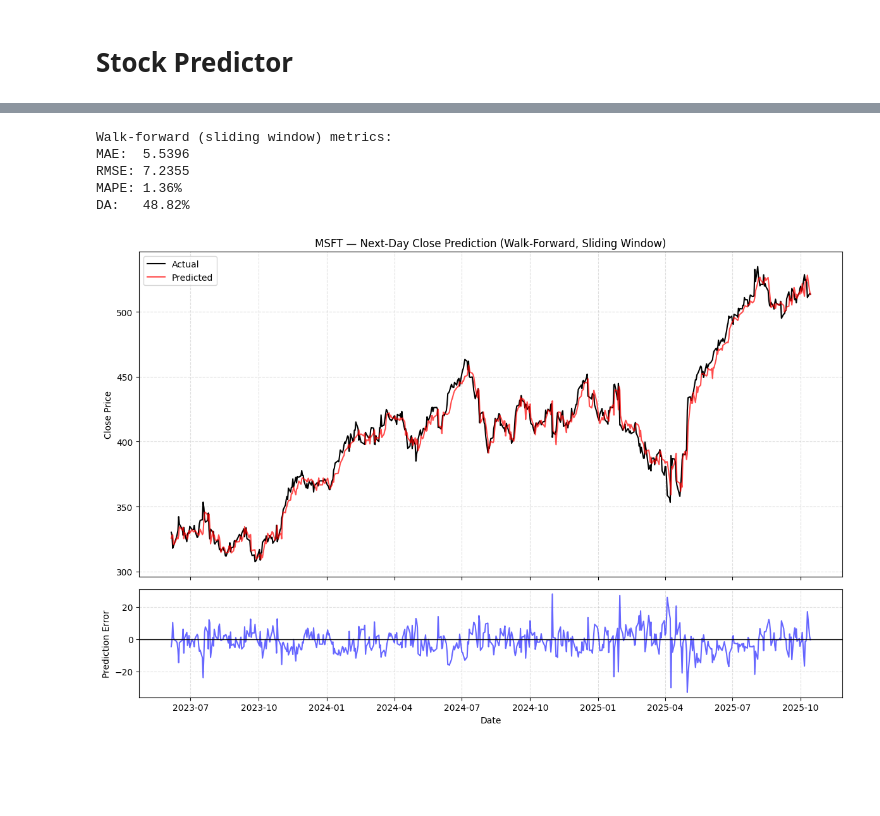
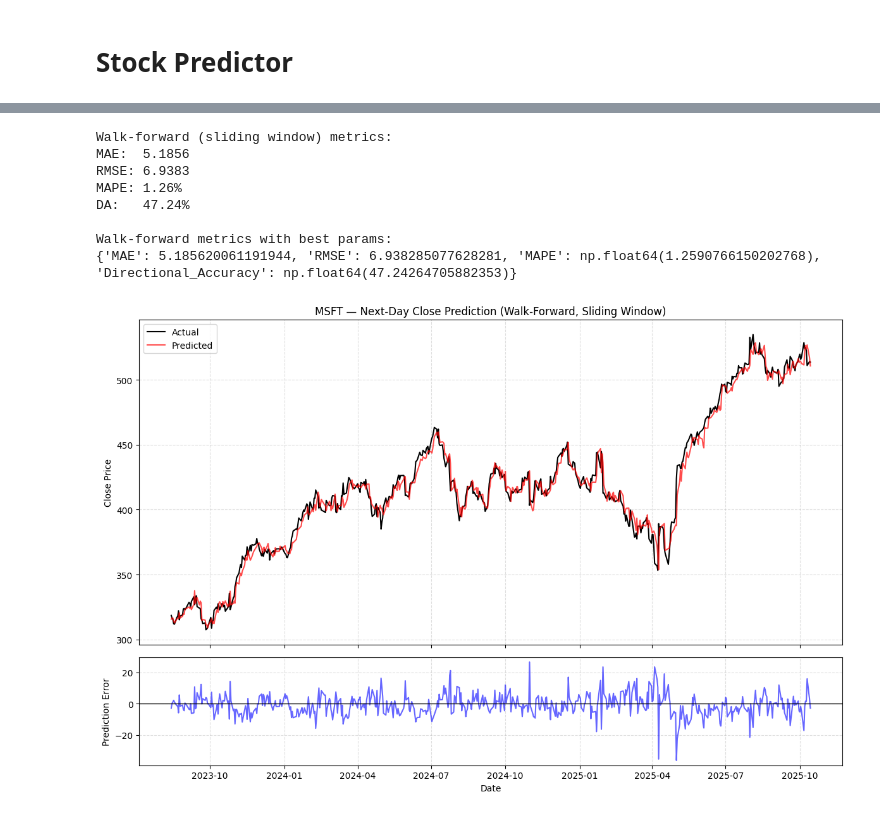
Before and after one commit to ruokokoski/predistocks, a Jupyter notebook: stock_predictor.ipynb, the cells around one changed output, grey strips where cells are left out. Cells and saved outputs as stored; diff of their text form; code cells hidden in the pictures; blank space fills up the shorter version.

```diff
--- a/stock_predictor.ipynb
+++ b/stock_predictor.ipynb
@@ -151,7 +145,7 @@ def walk_forward_sliding_window(X, y, target_dates, train_window=200, step=1, pa
     }).set_index("date")
 
     mae = mean_absolute_error(results["actual"], results["predicted"])
-    rmse = np.sqrt(mean_squared_error(results["actual"], results["predicted"]))
+    rmse = root_mean_squared_error(results["actual"], results["predicted"])
     mape = np.mean(np.abs((results["actual"] - results["predicted"]) / results["actual"])) * 100
 
     # Directional Accuracy (DA)
@@ -313,0 +343,17 @@ Best configuration: lag=3.0, train_window=125.0
+# %%
+lag = 3
+train_window = 150
+
+study = optuna_xgb(data, lag=lag, train_window=train_window, n_trials=50)
+
+#optuna.visualization.plot_optimization_history(study).show()
+#optuna.visualization.plot_param_importances(study).show()
+
+print("\n=== Optuna optimization finished ===")
+print("Best objective value:", study.best_value)
+print("Best parameters:")
+for k, v in study.best_params.items():
+    print(f"  {k}: {v}")
+
+trials_df = study.trials_dataframe(attrs=("number", "value", "state", "user_attrs"))
+print(trials_df.head())
@@ -314,20 +399,27 @@ Best configuration: lag=3.0, train_window=125.0
 # %%
-lag = 5
 X, y, target_dates, feature_dates = create_features(data, lag)
 
 results, metrics = walk_forward_sliding_window(
     X, y, target_dates,
-    train_window=100,
-    step=1 # predict daily
+    train_window=train_window,
+    step=1, # predict daily
+    params=study.best_params,
 )
+
+print("\nWalk-forward metrics with best params:")
+print(metrics)
+
 plot_walk_forward_results(results, ticker)
 # %% [output]
 Walk-forward (sliding window) metrics:
-MAE:  5.5396
-RMSE: 7.2355
-MAPE: 1.36%
-DA:   48.82%
+MAE:  5.1856
+RMSE: 6.9383
+MAPE: 1.26%
+DA:   47.24%
+
+Walk-forward metrics with best params:
+{'MAE': 5.185620061191944, 'RMSE': 6.938285077628281, 'MAPE': np.float64(1.2590766150202768), 'Directional_Accuracy': np.float64(47.24264705882353)}
-[figure, old version]
+[figure, new version]
 # %%
 plot_sample(X, y, target_dates, feature_dates, sample_idx=0, lag=lag, ticker=ticker)
 # %% [output]
```
Also changed, not shown: parts of 8 cells of this notebook, 1 other file.
